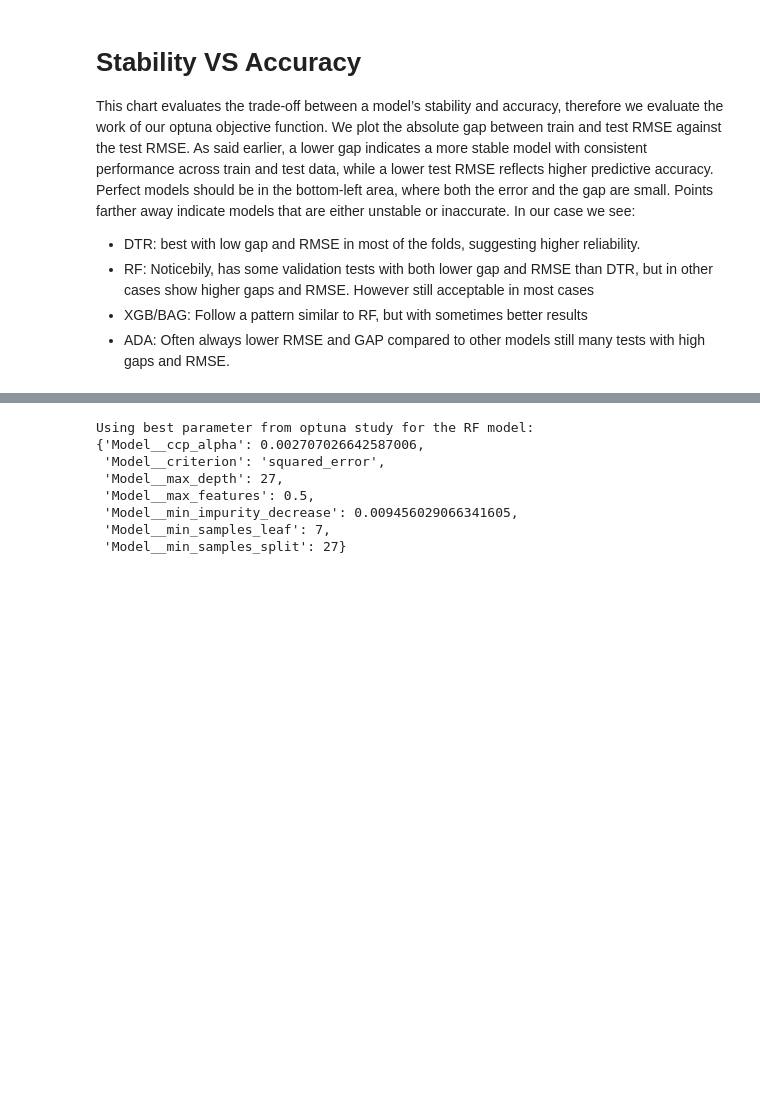
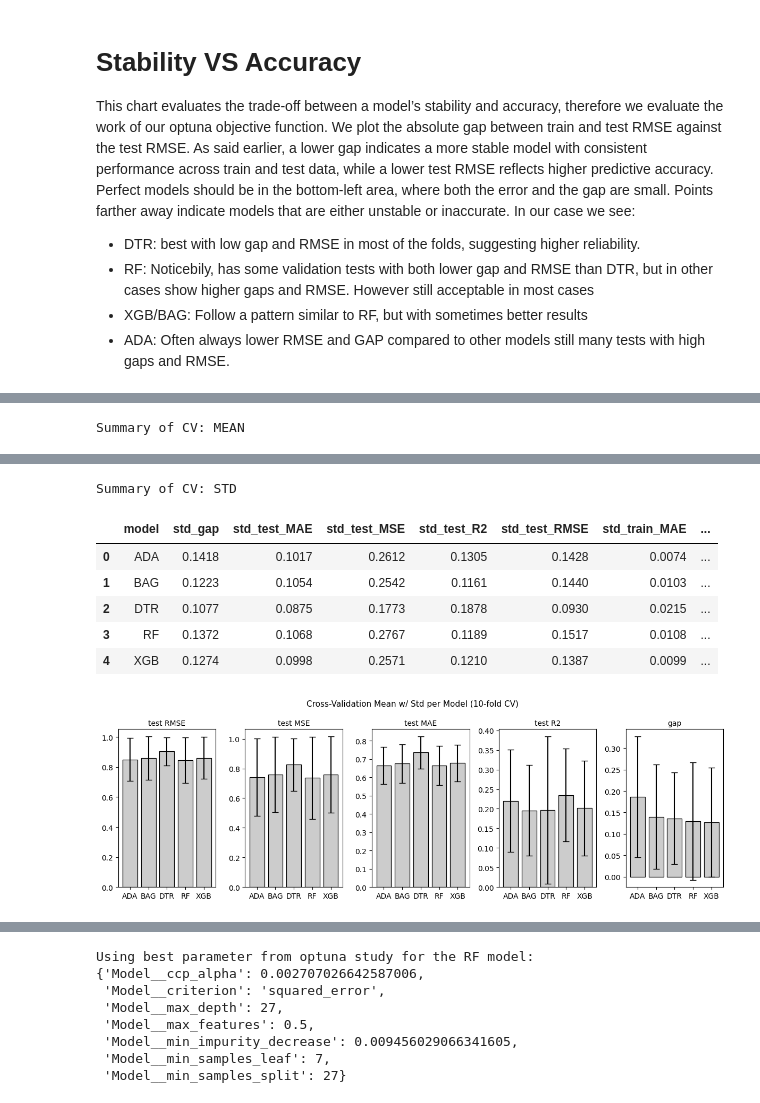
Before and after one commit to LeonSavi/ADS-DW3, a Jupyter notebook: LS-Hyper.ipynb, the cells around one changed output, grey strips where cells are left out. Saved outputs shown, nothing was run; the diff lists cells and outputs as text; code cells hidden in the pictures; blank space fills up the shorter version.

```diff
--- a/LS-Hyper.ipynb
+++ b/LS-Hyper.ipynb
@@ -906,8 +910,4 @@ if not prof_qmd:
 # %%
-
-
-
-
 mean_col = [col for col in summ_table.columns if col.startswith('mean')]
 std_col  = [col for col in summ_table.columns if col.startswith('std')]
 
@@ -917,5 +917,6 @@ display(summ_table[['model']+mean_col])
 print('\nSummary of CV: STD\n')
 display(summ_table[['model']+std_col])
 
-cv_sum_bars(summ_table)
-plot_overfitting(concatenated)
+cv_sum_bars(summ_table,k=10)
+# %% [output]
+Summary of CV: MEAN
@@ -921,0 +929,8 @@ plot_overfitting(concatenated)
+Summary of CV: STD
+|  | model | std_gap | std_test_MAE | std_test_MSE | std_test_R2 | std_test_RMSE | std_train_MAE | ... |
+| 0 | ADA | 0.1418 | 0.1017 | 0.2612 | 0.1305 | 0.1428 | 0.0074 | ... |
+| 1 | BAG | 0.1223 | 0.1054 | 0.2542 | 0.1161 | 0.1440 | 0.0103 | ... |
+| 2 | DTR | 0.1077 | 0.0875 | 0.1773 | 0.1878 | 0.0930 | 0.0215 | ... |
+| 3 | RF | 0.1372 | 0.1068 | 0.2767 | 0.1189 | 0.1517 | 0.0108 | ... |
+| 4 | XGB | 0.1274 | 0.0998 | 0.2571 | 0.1210 | 0.1387 | 0.0099 | ... |
+[figure, added]
```
Also changed, not shown: parts of 12 cells of this notebook, 8 other files.
